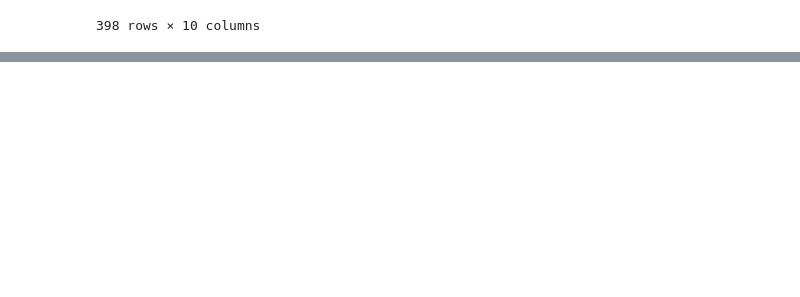
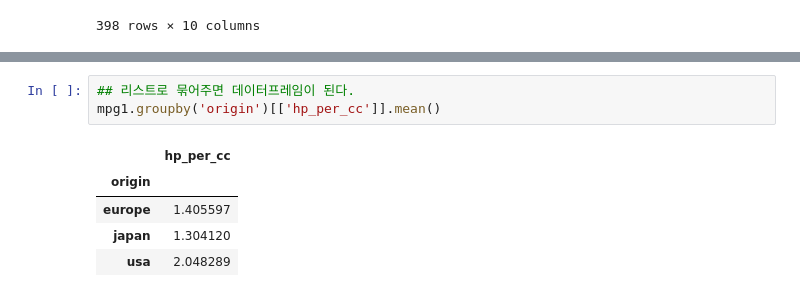
Before and after one commit to vvbshvv/Data-Analysis-2021.11, a Jupyter notebook: 02.Pandas/08.데이터프레임 연습문제.ipynb, the cells around one changed output, grey strips where cells are left out. Drawn from its saved outputs; the diff is of its cells as text; blank space fills up the shorter version.

```diff
--- a/02.Pandas/08.데이터프레임 연습문제.ipynb
+++ b/02.Pandas/08.데이터프레임 연습문제.ipynb
@@ -190,0 +304,9 @@ Name: name, Length: 398, dtype: object
+# %%
+## 리스트로 묶어주면 데이터프레임이 된다.
+mpg1.groupby('origin')[['hp_per_cc']].mean()
+# %% [output]
+|  | hp_per_cc |
+| origin |  |
+| europe | 1.405597 |
+| japan | 1.304120 |
+| usa | 2.048289 |
```
Also changed, not shown: parts of 23 cells of this notebook, 7 other files.
